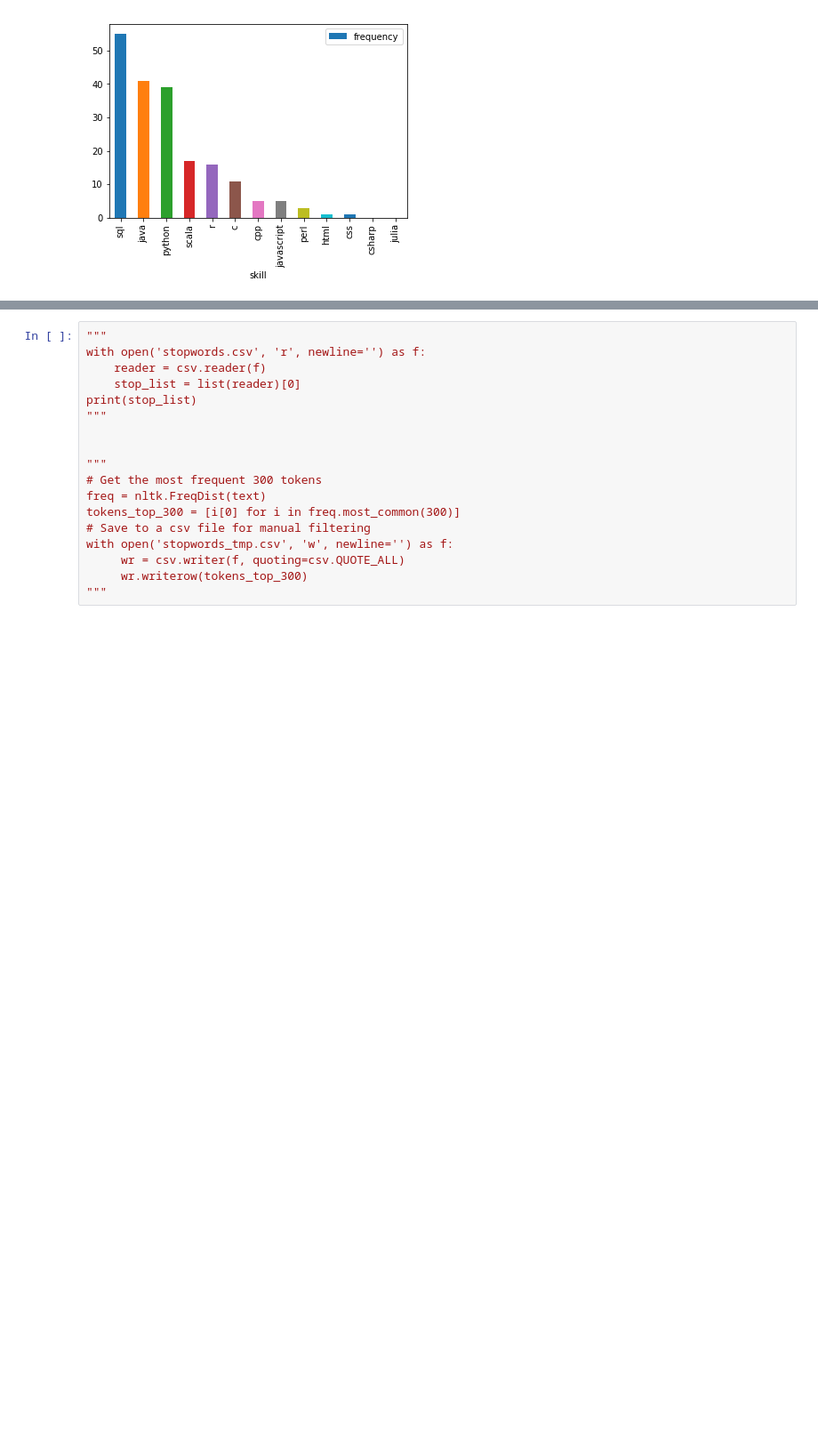
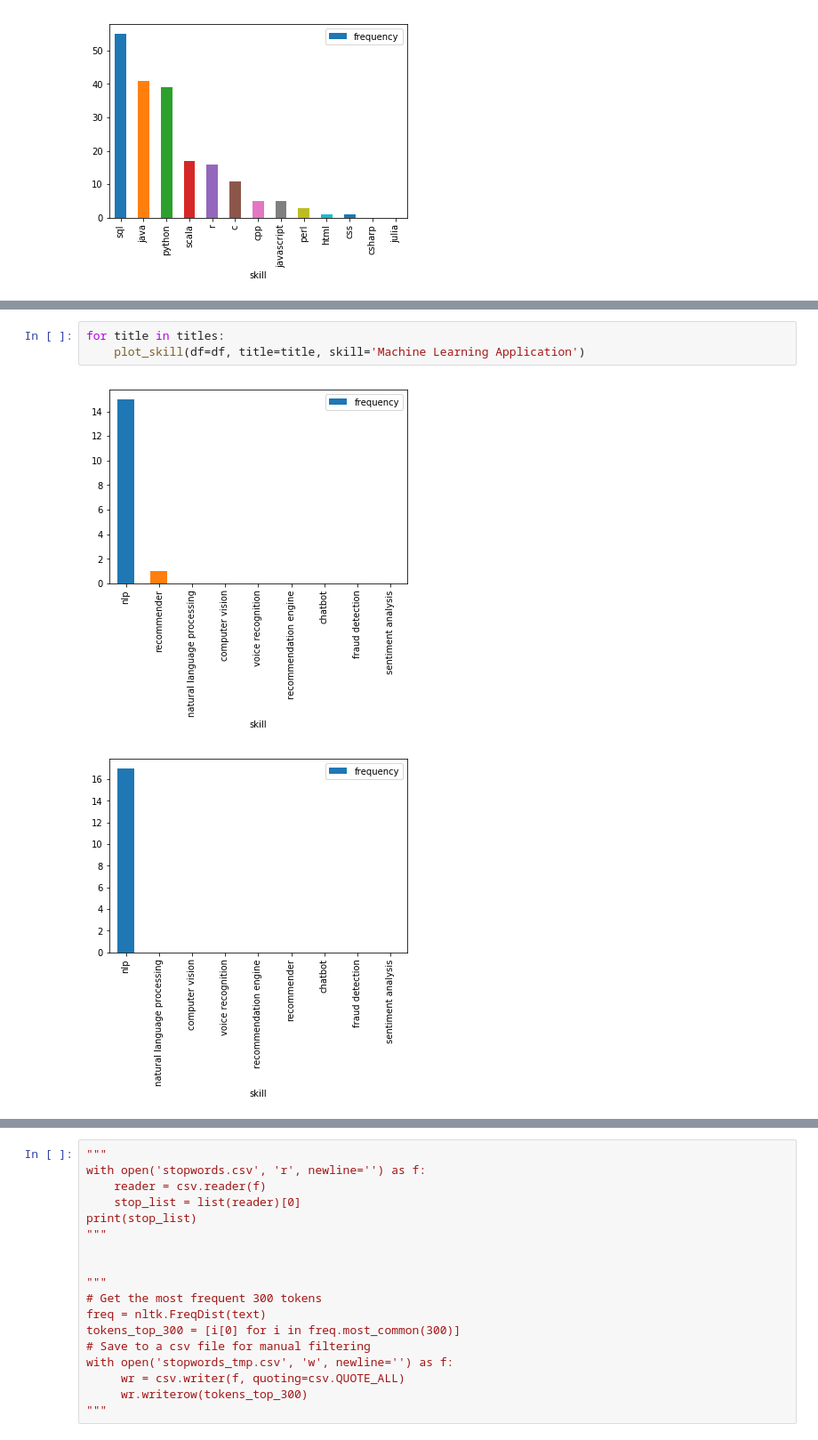
Before and after one commit to georgeliu1998/ideal_profiles, a Jupyter notebook: ideal_profiles_2.ipynb, the cells around one changed output, grey strips where cells are left out. Shown at 89% size. Cells and saved outputs as stored; diff of their text form; blank space fills up the shorter version.

```diff
--- a/ideal_profiles_2.ipynb
+++ b/ideal_profiles_2.ipynb
@@ -157,0 +179,6 @@ for title in titles:
+# %%
+for title in titles:
+    plot_skill(df=df, title=title, skill='Machine Learning Application')
+# %% [output]
+[figure, added]
+[figure, added]
```
Also changed, not shown: parts of 6 cells of this notebook.
